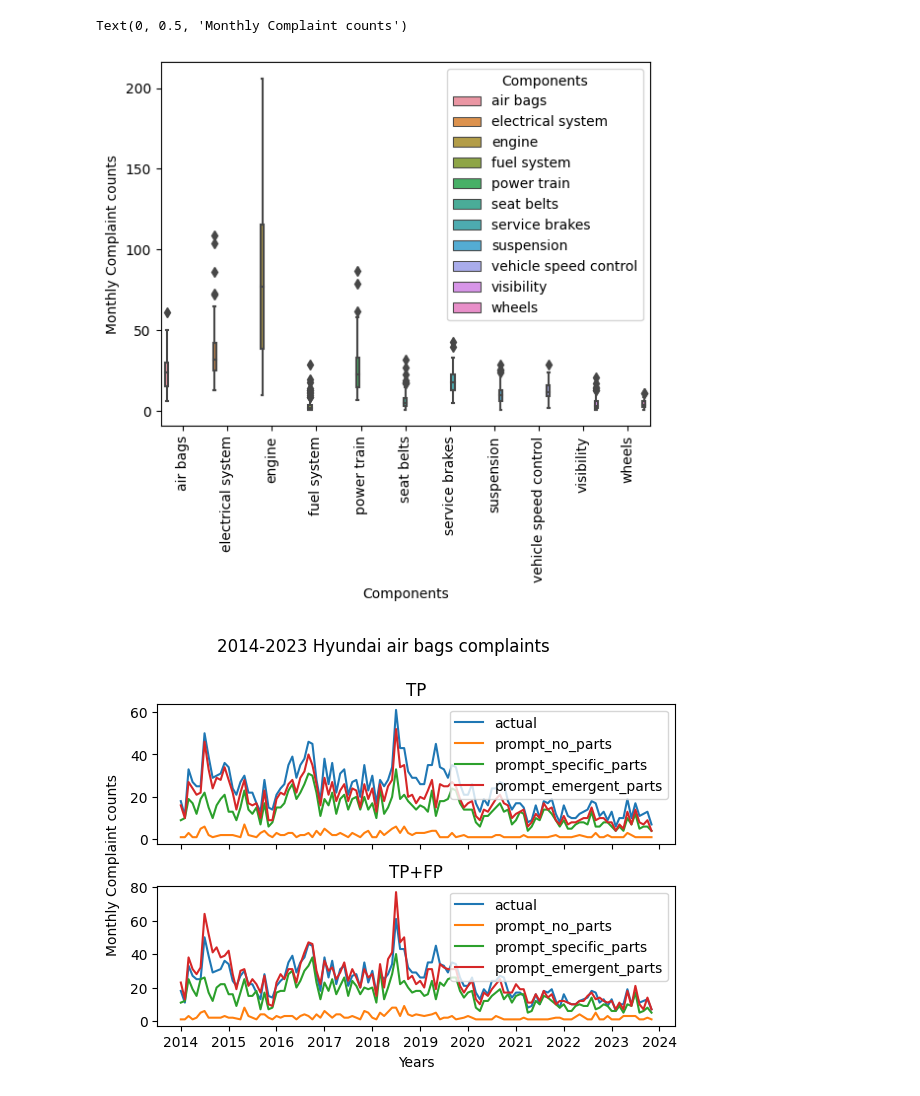
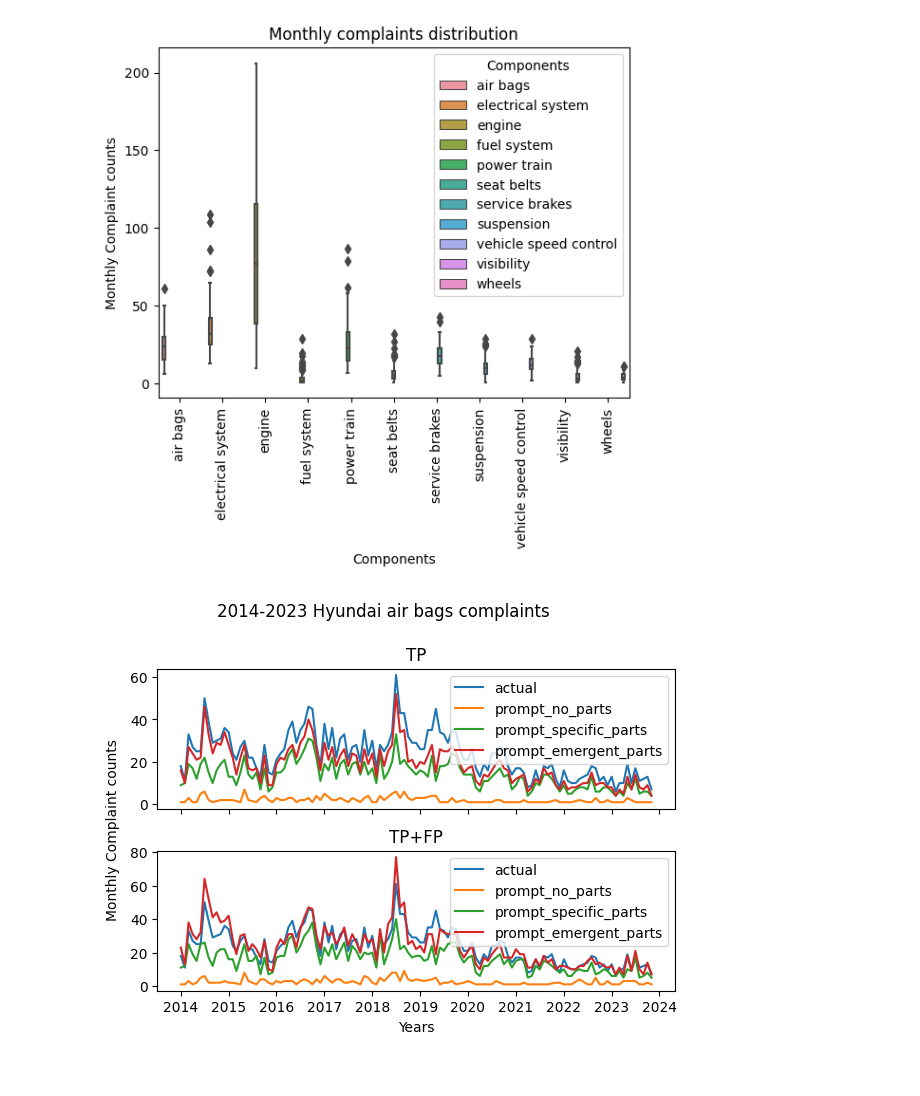
Before and after one commit to prithvidasgupta/si671, a Jupyter notebook: graph.ipynb, the cells around one changed output. Saved outputs shown, nothing was run; the diff lists cells and outputs as text; code cells hidden in the pictures.

Commit message:
class distribution

```diff
--- a/graph.ipynb
+++ b/graph.ipynb
@@ -24,10 +24,11 @@ filtered_df['LDATE_1Y'] = pd.to_datetime(filtered_df['LDATE_1Y'].astype(str))
 # %%
 sns.boxplot(data=filtered_df.groupby(['Components', 'LDATE_1M']).count()[['CDESCR']].reset_index(),x='Components', y='CDESCR', hue='Components')
 _=plt.xticks(rotation=90)
 plt.ylabel('Monthly Complaint counts')
+plt.title('Monthly complaints distribution')
+plt.savefig('class_dist.svg', format='svg')
 # %% [output]
-Text(0, 0.5, 'Monthly Complaint counts')
-[figure, old version]
+[figure, new version]
 # %%
 important_parts = ['air bags', 'fuel system', 'power train', 'suspension', 'vehicle speed control', 'visibility', 'wheels', 'engine', 'service brakes', 'electrical system', 'seat belts']
 
```
Also changed, not shown: parts of 3 cells of this notebook, 1 other file.
